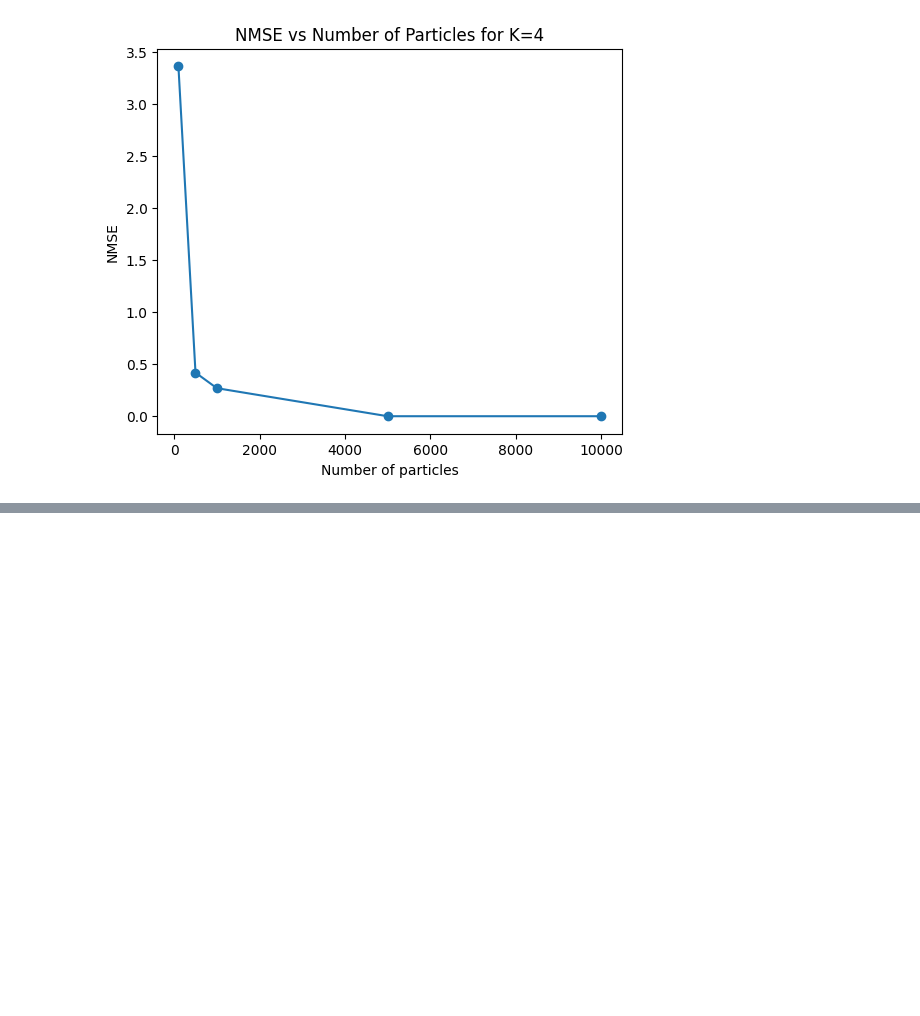
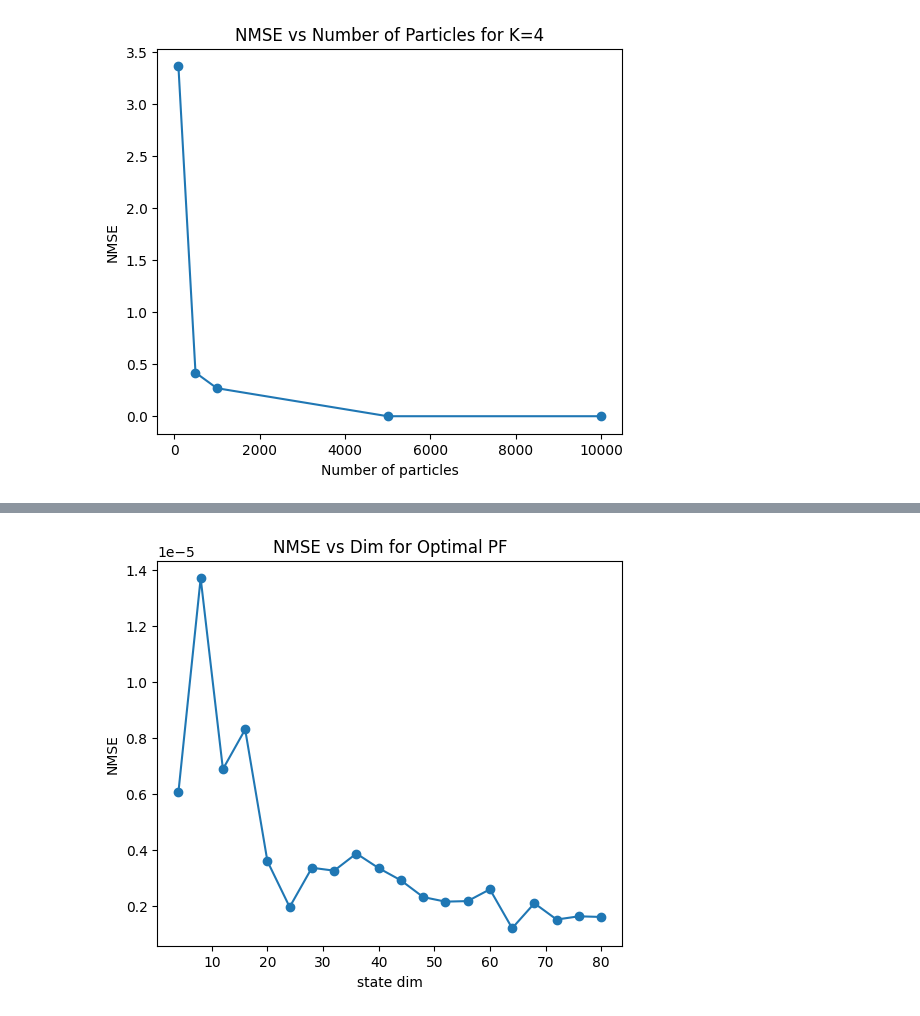
Before and after one commit to JackxTong/Stochastic-Simulation-Project, a Jupyter notebook: CW2_2025/cw.ipynb, the cells around one changed output, grey strips where cells are left out. Saved outputs shown, nothing was run; the diff lists cells and outputs as text; code cells hidden in the pictures; blank space fills up the shorter version.

```diff
--- a/CW2_2025/cw.ipynb
+++ b/CW2_2025/cw.ipynb
@@ -570,0 +856,23 @@ Text(0.5, 1.0, 'NMSE vs Number of Particles for K=4')
+# %%
+nmse_opt_list = []
+opt_weights = {}
+M = 3
+for K in range(1, 21):
+    X, Y = simulate_MOHMM(K, seed=42)
+    nmse = 0
+    for _ in range(M): # run OptPF M times
+        nmse_k, w_k = run_optPF(X, Y, K, N = 500)
+        nmse += nmse_k
+    nmse /= M
+    nmse_opt_list.append(nmse)
+    opt_weights[K] = w_k # store weights for each K
+nmse_opt_list = np.array(nmse_opt_list)
+# %%
+plt.figure(figsize=(6, 5))
+plt.plot(state_dims, nmse_opt_list, marker='o')
+plt.xlabel("state dim")
+plt.ylabel("NMSE")
+plt.title("NMSE vs Dim for Optimal PF")
+plt.show()
+# %% [output]
+[figure, added]
```
Also changed, not shown: parts of 20 cells of this notebook.
